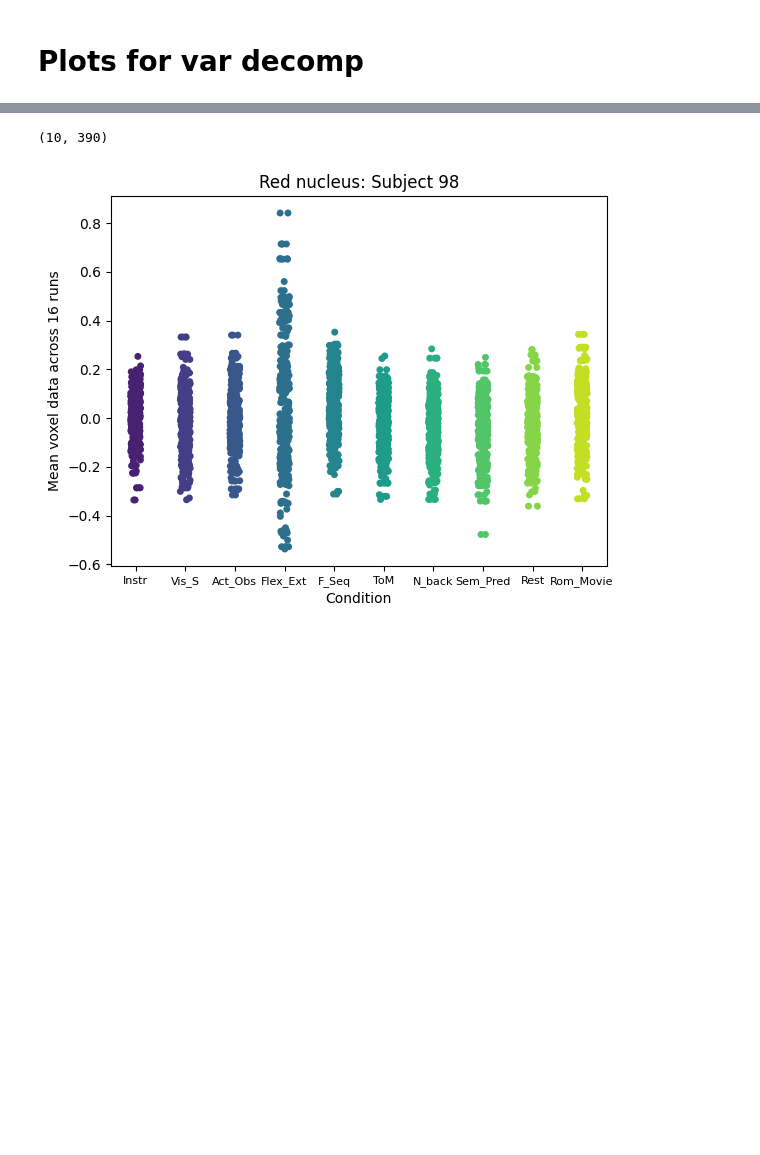
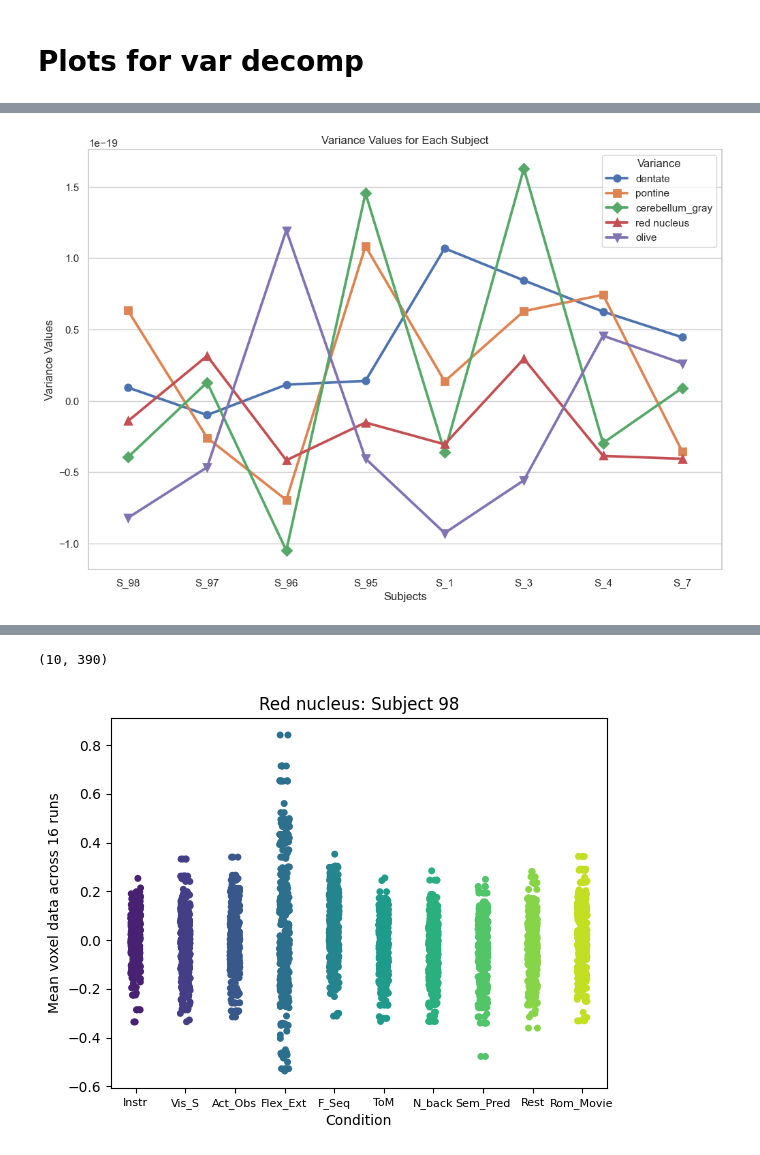
Before and after one commit to DiedrichsenLab/Pontine7T, a Jupyter notebook: notebooks/plots_decomp_var.ipynb, the cells around one changed output, grey strips where cells are left out. Saved outputs shown, nothing was run; the diff lists cells and outputs as text; code cells hidden in the pictures; blank space fills up the shorter version.

```diff
--- a/notebooks/plots_decomp_var.ipynb
+++ b/notebooks/plots_decomp_var.ipynb
@@ -69,0 +315,26 @@ global variances: [[-1.42336285e-20 -1.43960286e-02  2.30336457e-01]
+# %%
+# Creating a DataFrame with the variances
+data = {
+    'Subject': ['S_98', 'S_97', 'S_96', 'S_95', 'S_1', 'S_3', 'S_4', 'S_7'],
+    'dentate': variances_d[:,0],
+    'pontine': variances_p[:,0],
+    'cerebellum_gray': variances_c[:,0],
+    'red nucleus': variances_r[:,0],
+    'olive': variances_o[:,0]
+}
+
+df = pandas.DataFrame(data)
+
+# Melt the DataFrame for Seaborn
+df_melted = pandas.melt(df, id_vars=['Subject'], var_name='Variance', value_name='Value')
+
+# Use Seaborn to plot with specified order
+plt.figure(figsize=(12, 8))
+sns.pointplot(x='Subject', y='Value', hue='Variance', data=df_melted, markers=['o', 's', 'D', '^', 'v'])
+plt.xlabel('Subjects')
+plt.ylabel('Variance Values')
+plt.title('Variance Values for Each Subject')
+plt.legend(title='Variance', loc='upper right')
+plt.show()
+# %% [output]
+[figure, added]
```
Also changed, not shown: parts of 14 cells of this notebook, 1 other file.
